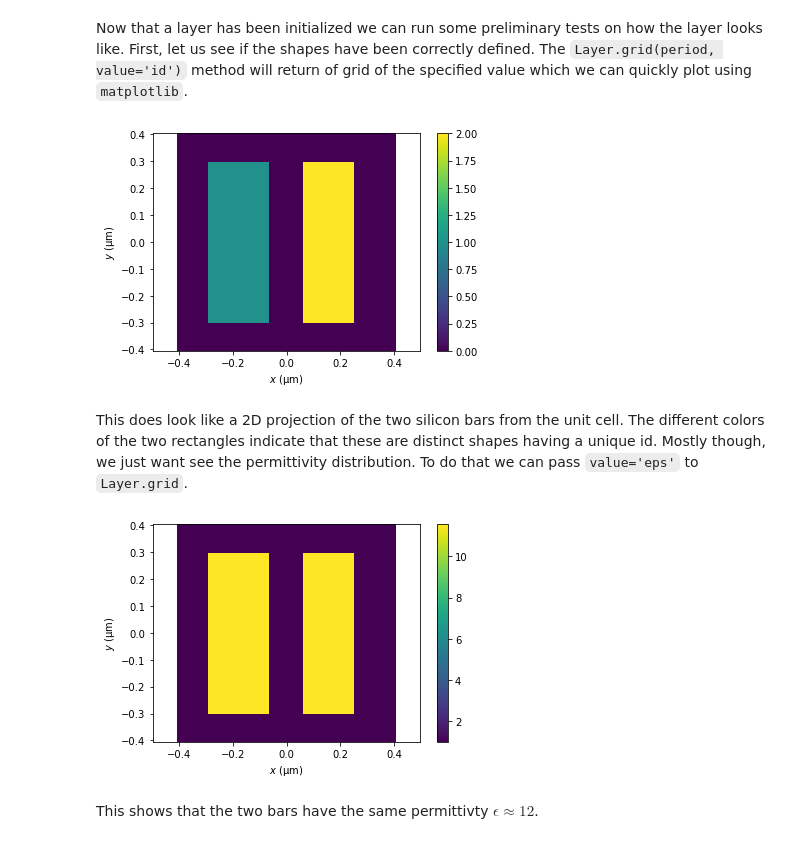
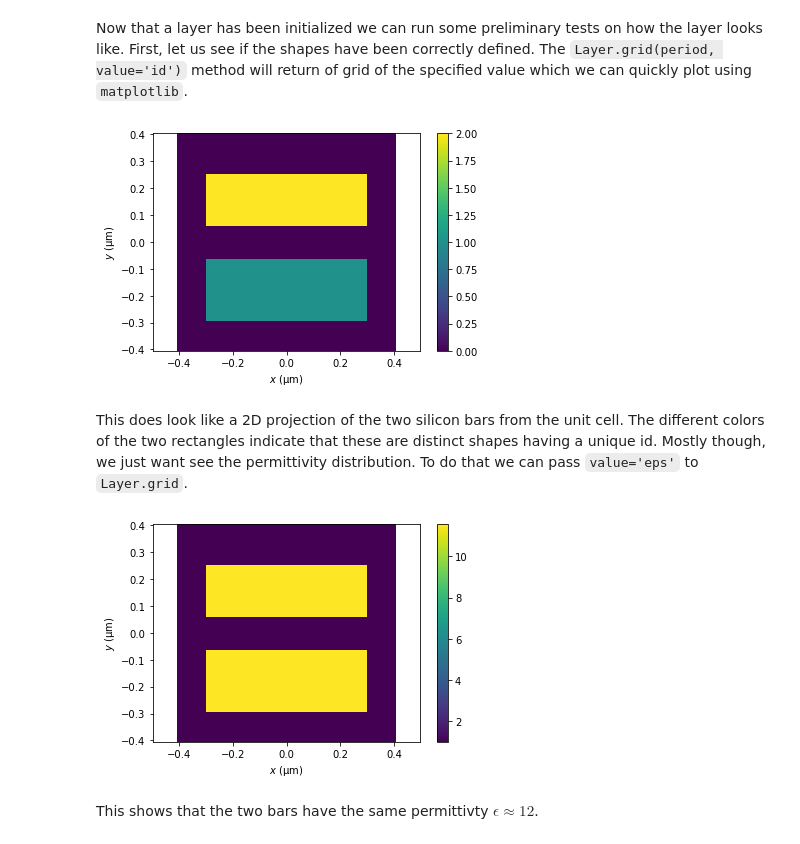
Before and after one commit to rushinc/beams, a Jupyter notebook: examples/si_sensor.ipynb, the cells around one changed output. Cells and saved outputs as stored; diff of their text form; code cells hidden in the pictures.

```diff
--- a/examples/si_sensor.ipynb
+++ b/examples/si_sensor.ipynb
@@ -90,21 +90,21 @@ bars = bm.Layer(h, shapes, air, res)
 Now that a layer has been initialized we can run some preliminary tests on how the layer looks like. First, let us see if the shapes have been correctly defined. The `Layer.grid(period, value='id')` method will return of grid of the specified value which we can quickly plot using `matplotlib`.
 # %%
 (axs, sgrid) = bars.grid(period=p)
-plt.pcolormesh(axs.x, axs.y, sgrid)
+plt.pcolormesh(axs.x, axs.y, sgrid.T)
 plt.xlim([-px / 2, px / 2])
 plt.xlabel('$x$ (μm)')
 plt.ylim([-py / 2, py / 2])
 plt.ylabel('$y$ (μm)')
 plt.axis('equal')
 plt.colorbar()
 plt.show()
 # %% [output]
-[figure, old version]
+[figure, new version]
 # %% [markdown]
 This does look like a 2D projection of the two silicon bars from the unit cell. The different colors of the two rectangles indicate that these are distinct shapes having a unique id. Mostly though, we just want see the permittivity distribution. To do that we can pass `value='eps'` to `Layer.grid`.
 # %%
 (_, epsgrid) = bars.grid(period=p, feature='eps')
-plt.pcolormesh(axs.x, axs.y, epsgrid)
+plt.pcolormesh(axs.x, axs.y, epsgrid.T)
 plt.xlim([-px / 2, px / 2])
 plt.xlabel('$x$ (μm)')
 plt.ylim([-py / 2, py / 2])
@@ -113,7 +113,7 @@ plt.axis('equal')
 plt.colorbar()
 plt.show()
 # %% [output]
-[figure, old version]
+[figure, new version]
 # %% [markdown]
 This shows that the two bars have the same permittivty $\epsilon \approx 12$.
 # %% [markdown]
```
Also changed, not shown: parts of 7 cells of this notebook, 1 other file.
